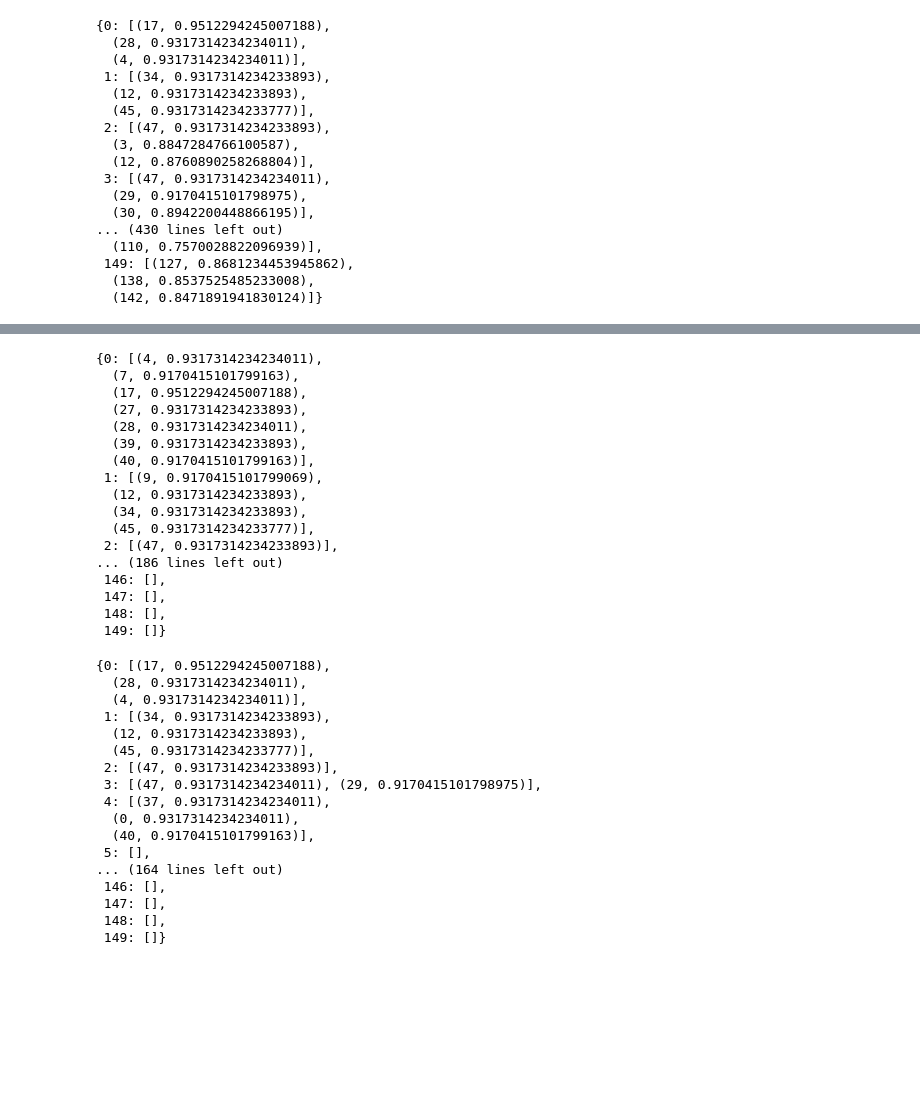
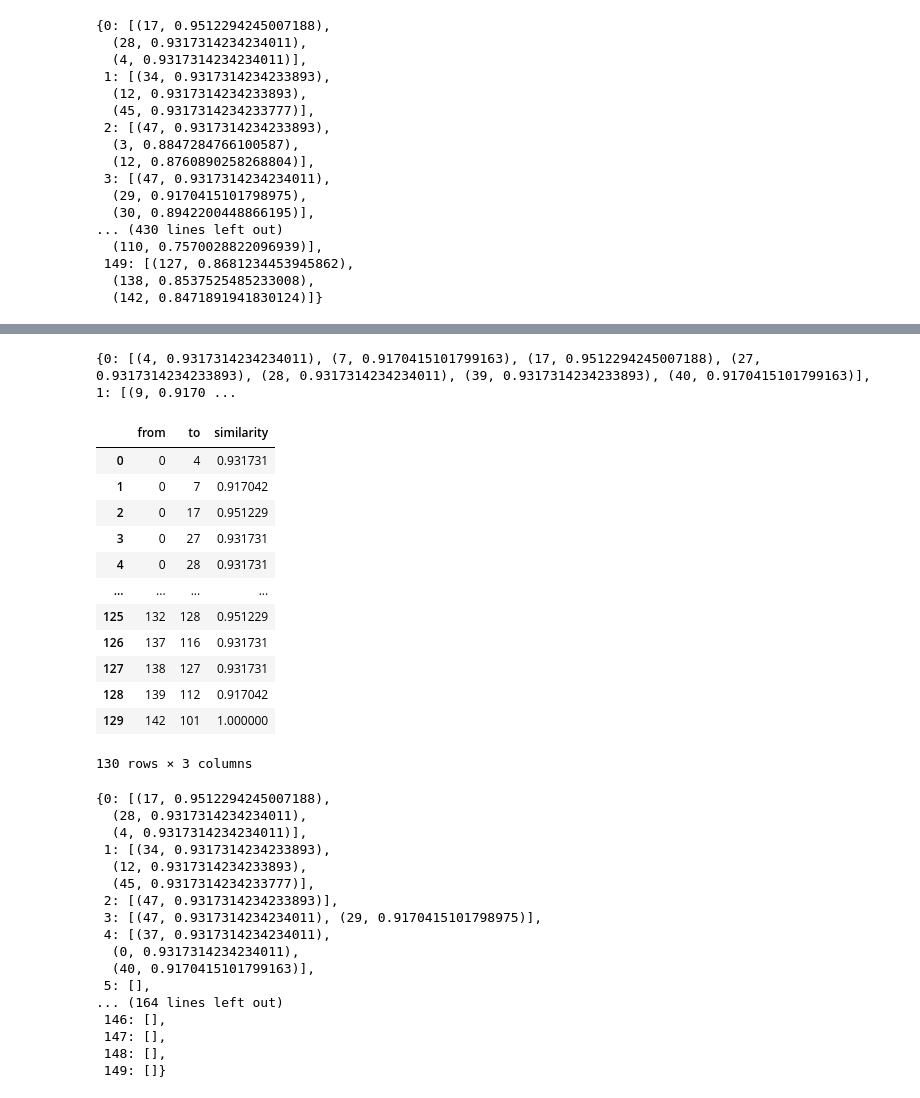
Before and after one commit to BoushiSeikatsu/MAS, a Jupyter notebook: cviko5.ipynb, the cells around one changed output, grey strips where cells are left out. Saved outputs shown, nothing was run; the diff lists cells and outputs as text; code cells hidden in the pictures; blank space fills up the shorter version.

```diff
--- a/cviko5.ipynb
+++ b/cviko5.ipynb
@@ -132,24 +131,24 @@ dfKNN
 # %%
 resultERadius = eRadius(0.9, np.copy(distances))
-resultERadius
+print(resultERadius)
+dfERadius = pd.DataFrame(data=networkToDataframe(edgeList=resultERadius), columns=['from', 'to', 'similarity'])
+display(dfERadius)
+dfERadius.to_csv("eRadiusResult.csv")
 # %% [output]
-{0: [(4, 0.9317314234234011),
-  (7, 0.9170415101799163),
-  (17, 0.9512294245007188),
-  (27, 0.9317314234233893),
-  (28, 0.9317314234234011),
-  (39, 0.9317314234233893),
-  (40, 0.9170415101799163)],
- 1: [(9, 0.9170415101799069),
-  (12, 0.9317314234233893),
-  (34, 0.9317314234233893),
-  (45, 0.9317314234233777)],
- 2: [(47, 0.9317314234233893)],
-... (186 lines left out)
- 146: [],
- 147: [],
- 148: [],
- 149: []}
+{0: [(4, 0.9317314234234011), (7, 0.9170415101799163), (17, 0.9512294245007188), (27, 0.9317314234233893), (28, 0.9317314234234011), (39, 0.9317314234233893), (40, 0.9170415101799163)], 1: [(9, 0.9170 ...
+|  | from | to | similarity |
+| 0 | 0 | 4 | 0.931731 |
+| 1 | 0 | 7 | 0.917042 |
+| 2 | 0 | 17 | 0.951229 |
+| 3 | 0 | 27 | 0.931731 |
+| 4 | 0 | 28 | 0.931731 |
+| ... | ... | ... | ... |
+| 125 | 132 | 128 | 0.951229 |
+| 126 | 137 | 116 | 0.931731 |
+| 127 | 138 | 127 | 0.931731 |
+| 128 | 139 | 112 | 0.917042 |
+| 129 | 142 | 101 | 1.000000 |
+130 rows × 3 columns
 # %%
 def kNNERadius(k, epsilon, distances):
     edgeList = {}
```
Also changed, not shown: parts of 4 cells of this notebook, 9 other files.
